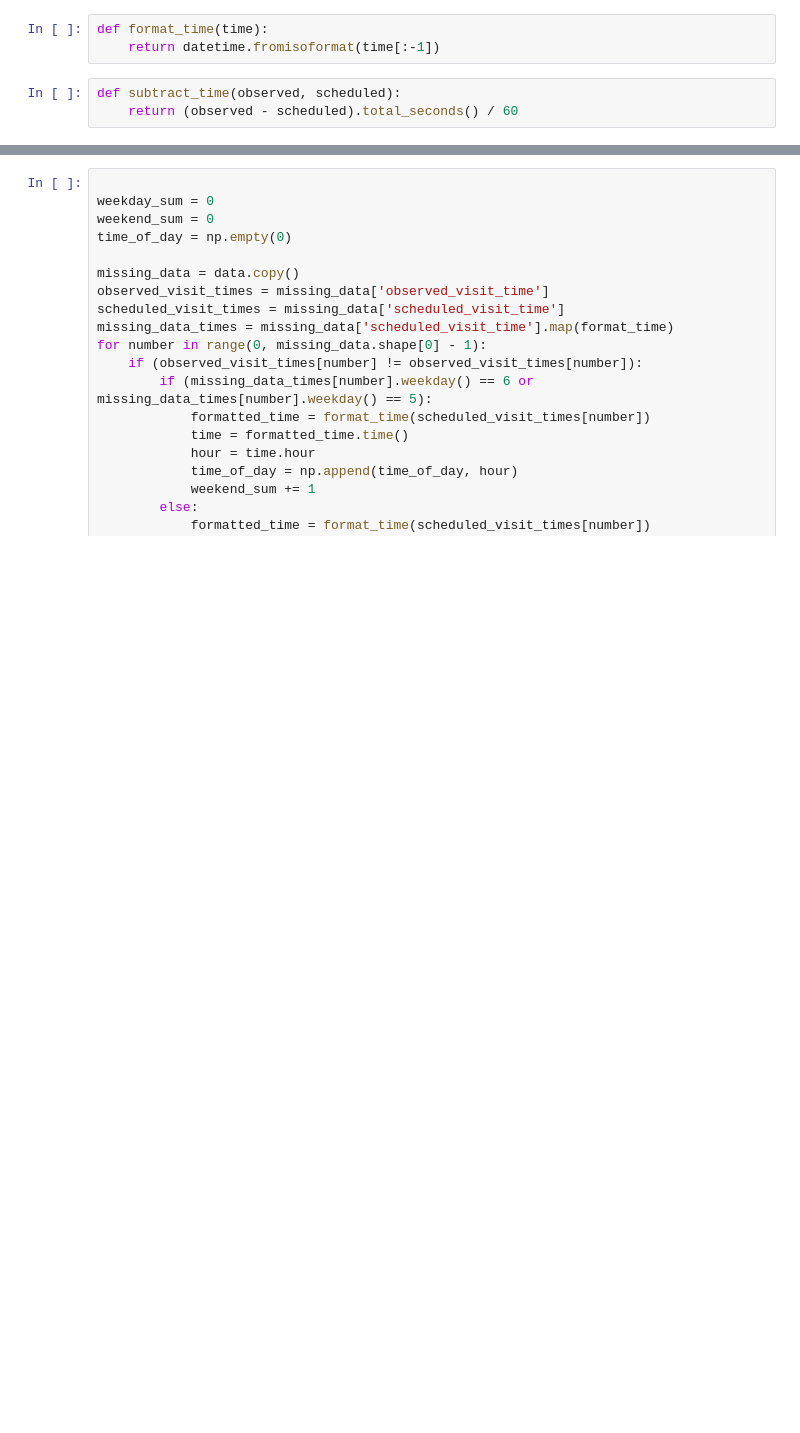
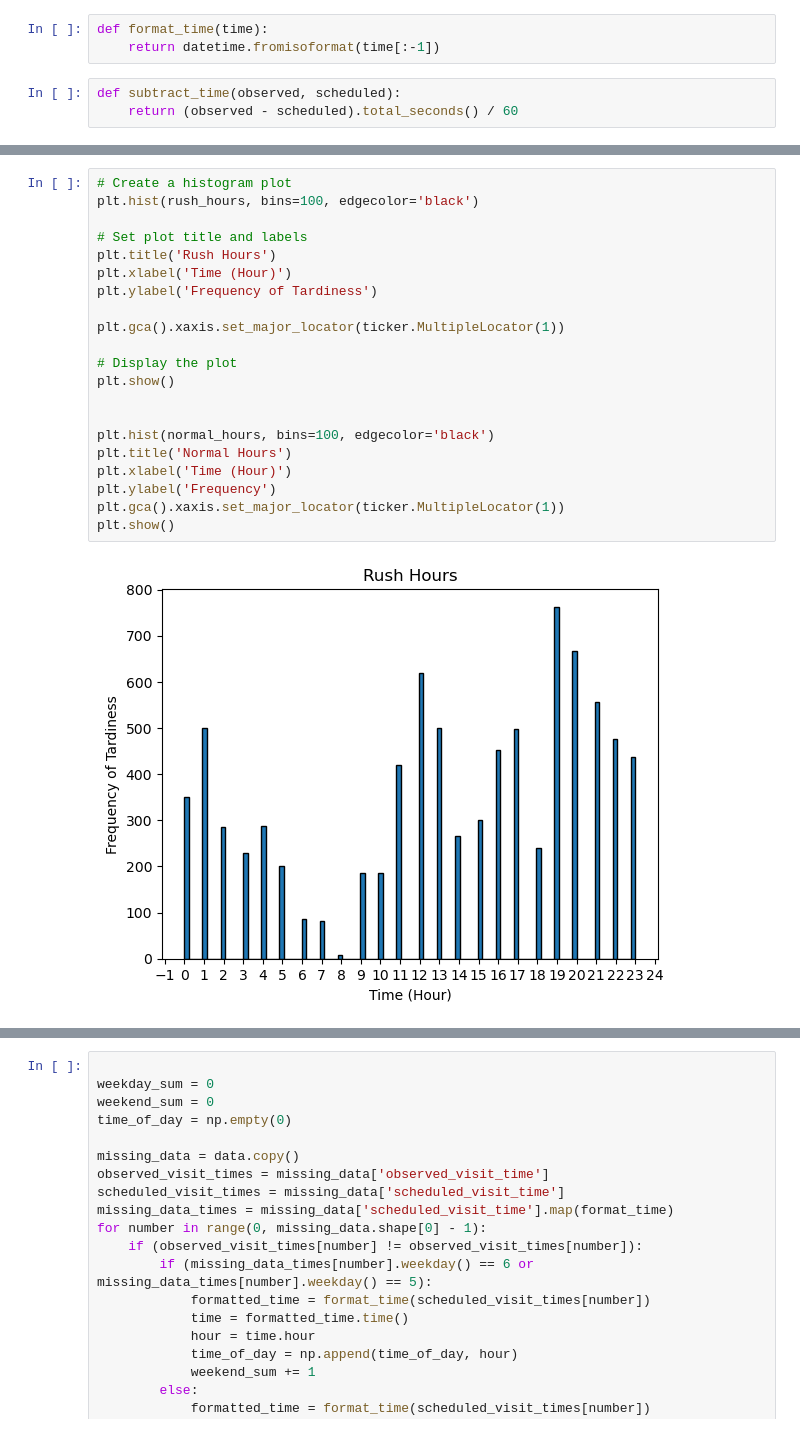
Before and after one commit to tommyli03/citylink-data-analysis, a Jupyter notebook: hello.ipynb, the cells around one changed output, grey strips where cells are left out. Drawn from its saved outputs; the diff is of its cells as text; blank space fills up the shorter version.

```diff
--- a/hello.ipynb
+++ b/hello.ipynb
@@ -41,0 +55,23 @@ for number in range(0, observed_times_formatted.shape[0] - 1):
+# %%
+# Create a histogram plot
+plt.hist(rush_hours, bins=100, edgecolor='black')
+
+# Set plot title and labels
+plt.title('Rush Hours')
+plt.xlabel('Time (Hour)')
+plt.ylabel('Frequency of Tardiness')
+
+plt.gca().xaxis.set_major_locator(ticker.MultipleLocator(1))
+
+# Display the plot
+plt.show()
+
+
+plt.hist(normal_hours, bins=100, edgecolor='black')
+plt.title('Normal Hours')
+plt.xlabel('Time (Hour)')
+plt.ylabel('Frequency')
+plt.gca().xaxis.set_major_locator(ticker.MultipleLocator(1))
+plt.show()
+# %% [output]
+[figure, added]
```
Also changed, not shown: parts of 8 cells of this notebook.
